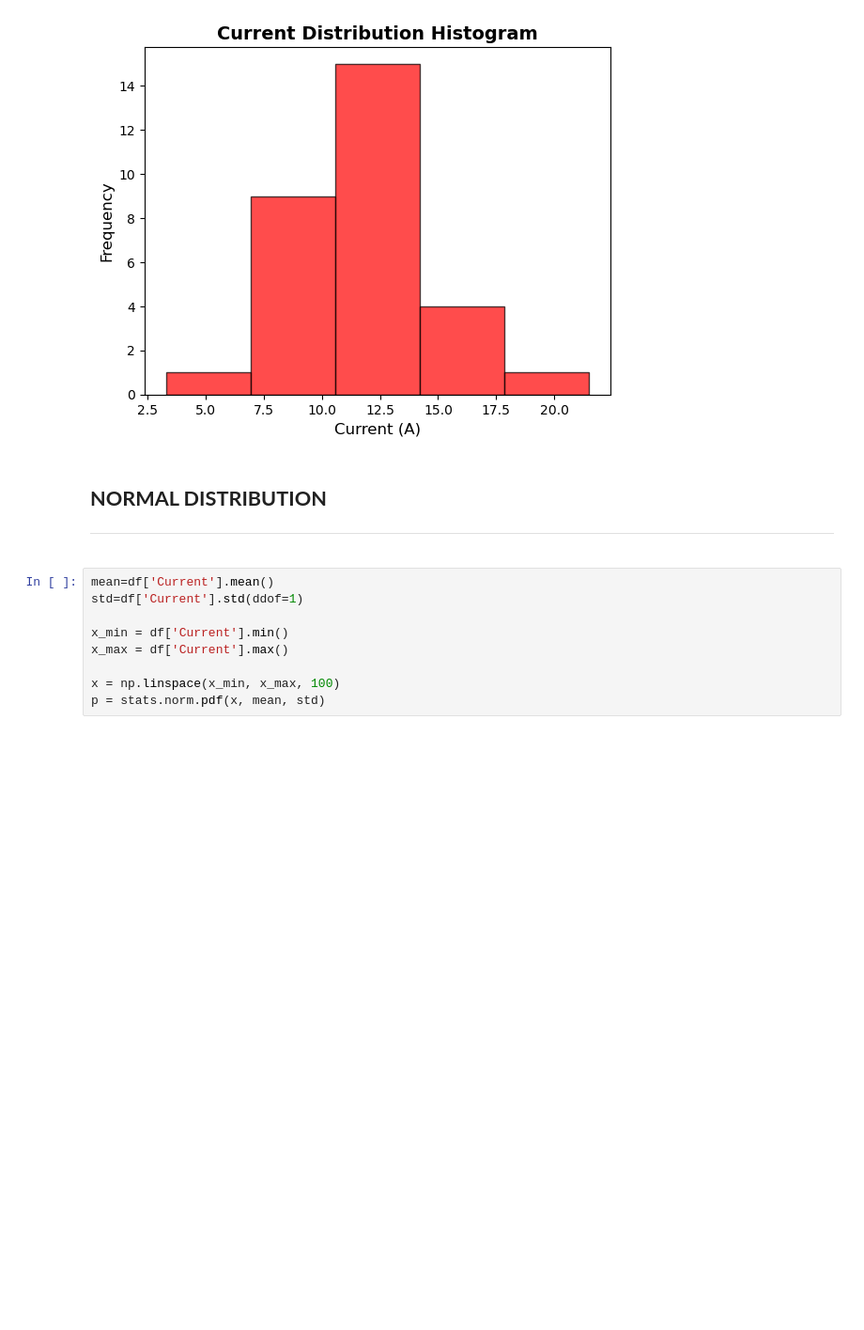
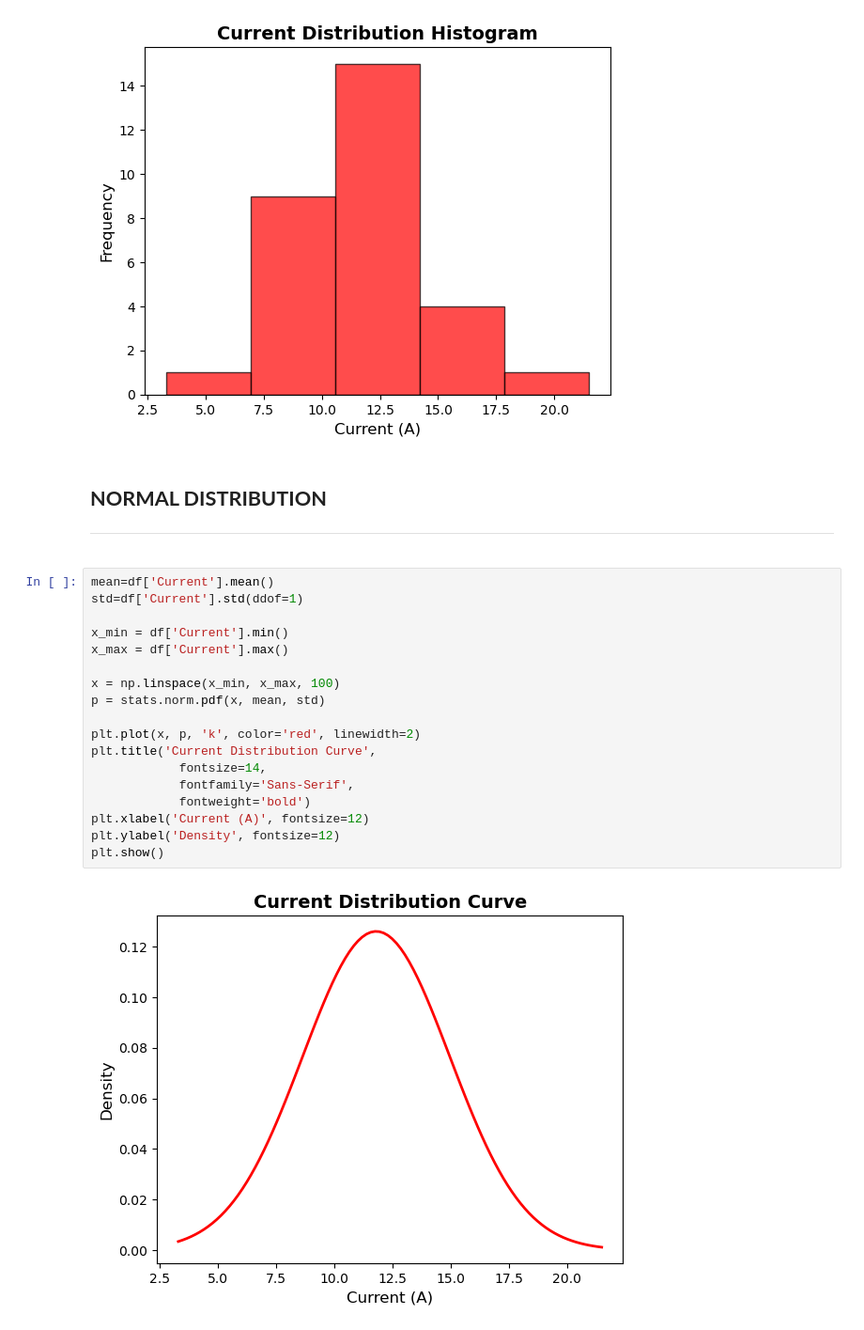
Before and after one commit to 12valor/STATISTICS, a Jupyter notebook: Lab-6-standard-normal-distribution.ipynb, the cells around one changed output. Shown at 94% size. Drawn from its saved outputs; the diff is of its cells as text; blank space fills up the shorter version.

```diff
--- a/Lab-6-standard-normal-distribution.ipynb
+++ b/Lab-6-standard-normal-distribution.ipynb
@@ -152,9 +152,20 @@ plt.show()
 # %%
 mean=df['Current'].mean()
 std=df['Current'].std(ddof=1)
 
 x_min = df['Current'].min()
 x_max = df['Current'].max()
 
 x = np.linspace(x_min, x_max, 100)
 p = stats.norm.pdf(x, mean, std)
+
+plt.plot(x, p, 'k', color='red', linewidth=2)
+plt.title('Current Distribution Curve',
+            fontsize=14,
+            fontfamily='Sans-Serif',
+            fontweight='bold')
+plt.xlabel('Current (A)', fontsize=12)
+plt.ylabel('Density', fontsize=12)
+plt.show()
+# %% [output]
+[figure, added]
```
Also changed, not shown: 1 other file.
